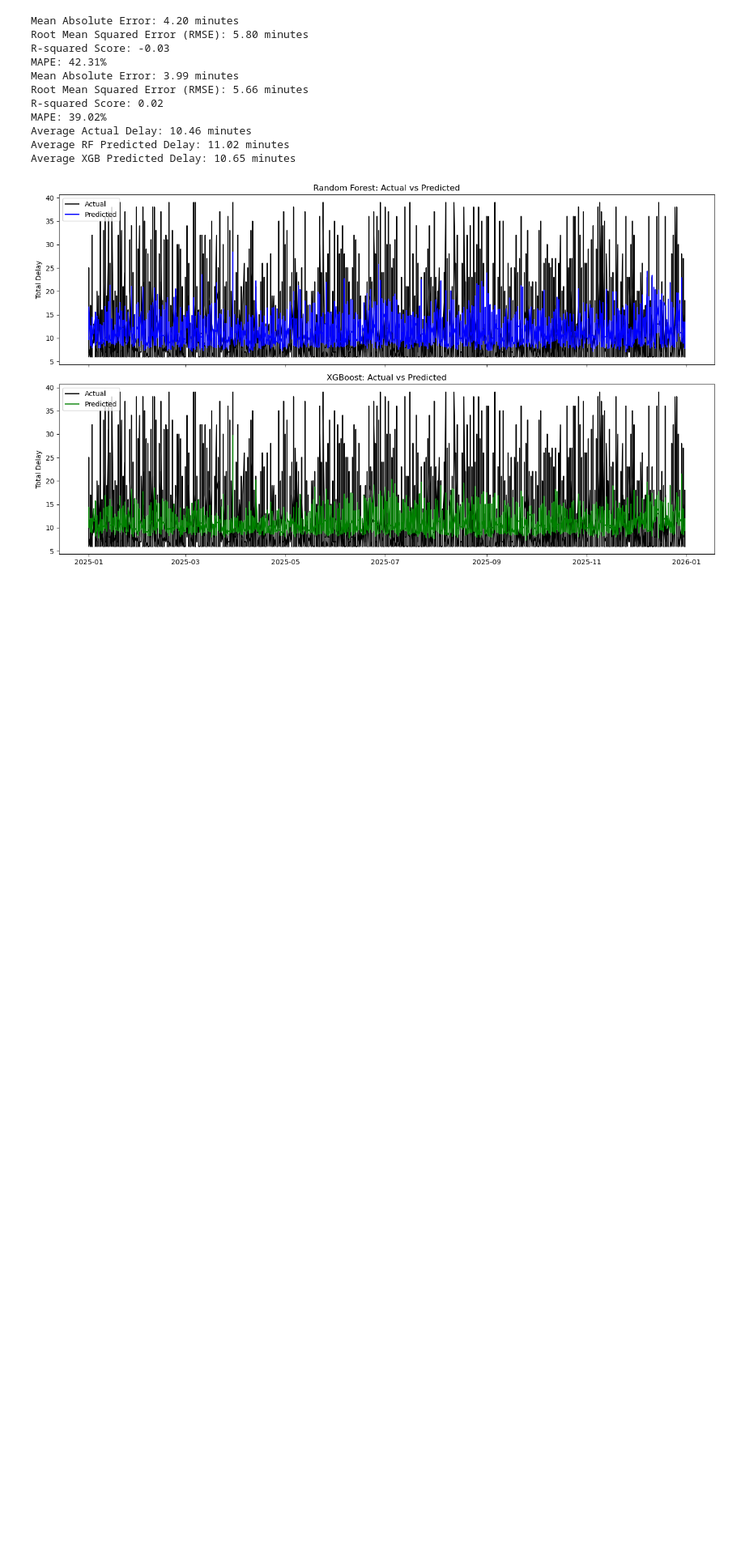
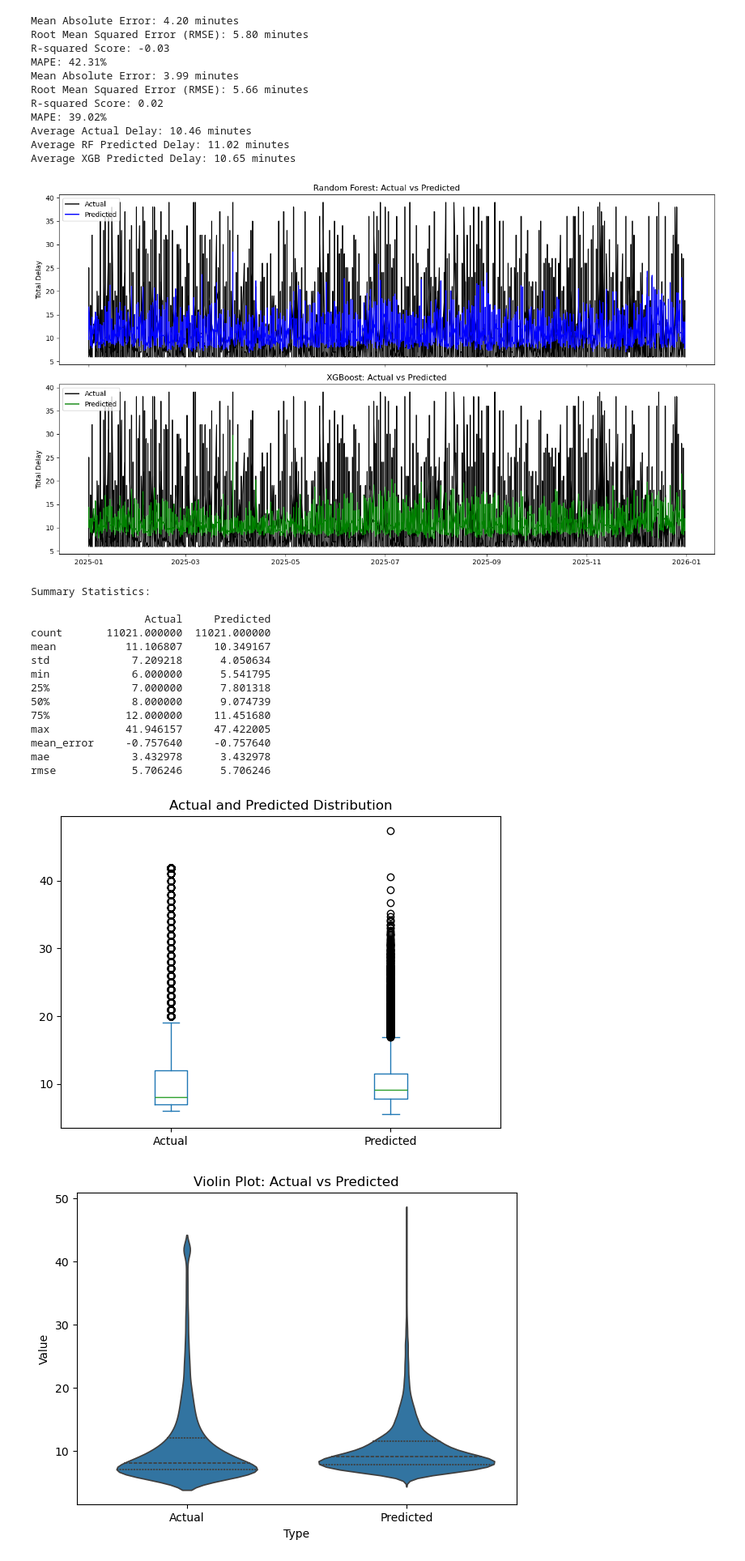
Before and after one commit to WSU-CS6580-Spring2026/Team-Hill-And-Friend, a Jupyter notebook: notebooks/Models.ipynb, the cells around one changed output. Shown at 81% size. Cells and saved outputs as stored; diff of their text form; code cells hidden in the pictures; blank space fills up the shorter version.

Commit message:
added graphs and visualizations in models notebook

```diff
--- a/notebooks/Models.ipynb
+++ b/notebooks/Models.ipynb
@@ -903,3 +886,66 @@ plt.tight_layout()
 plt.show()
 # %% [output]
 [figure]
+# %%
+distr_df = pd.read_csv("../data/processed/xgb_predictions.csv")
+
+distr_df["DATE"] = pd.to_datetime(distr_df["DATE"])
+
+# Basic stats
+stats = distr_df[["Actual", "Predicted"]].describe()
+
+# Add custom metrics
+stats.loc["mean_error"] = (distr_df["Predicted"] - distr_df["Actual"]).mean()
+stats.loc["mae"] = (distr_df["Predicted"] - distr_df["Actual"]).abs().mean()
+stats.loc["rmse"] = ((distr_df["Predicted"] - distr_df["Actual"])**2).mean()**0.5
+
+# Print table
+print("\nSummary Statistics:\n")
+print(stats)
+
+distr_df[["Actual", "Predicted"]].plot(kind="box", figsize=(7,5))
+plt.title("Actual and Predicted Distribution")
+plt.show()
+
+# Melt for seaborn
+distr_df_melt = distr_df[["Actual", "Predicted"]].melt(var_name="Type", value_name="Value")
+
+plt.figure(figsize=(7,5))
+sns.violinplot(data=distr_df_melt, x="Type", y="Value", inner="quartile")
+plt.title("Violin Plot: Actual vs Predicted")
+plt.show()
+
+distr_df["Error"] = distr_df["Predicted"] - distr_df["Actual"]
+
+distr_df_melt = distr_df[["Actual", "Predicted", "Error"]].melt(var_name="Type", value_name="Value")
+
+plt.figure(figsize=(8,5))
+sns.violinplot(data=distr_df_melt, x="Type", y="Value", inner="quartile")
+plt.title("Violin Plot Including Error")
+plt.show()
+
+plt.figure(figsize=(7,5))
+
+sns.kdeplot(distr_df["Actual"], label="Actual", fill=True)
+sns.kdeplot(distr_df["Predicted"], label="Predicted", fill=True)
+
+plt.title("Density Plot (KDE)")
+plt.legend()
+plt.show()
+# %% [output]
+Summary Statistics:
+
+                  Actual     Predicted
+count       11021.000000  11021.000000
+mean           11.106807     10.349167
+std             7.209218      4.050634
+min             6.000000      5.541795
+25%             7.000000      7.801318
+50%             8.000000      9.074739
+75%            12.000000     11.451680
+max            41.946157     47.422005
+mean_error     -0.757640     -0.757640
+mae             3.432978      3.432978
+rmse            5.706246      5.706246
+[figure, added]
+[figure, added]
```
Also changed, not shown: parts of 2 cells of this notebook.
